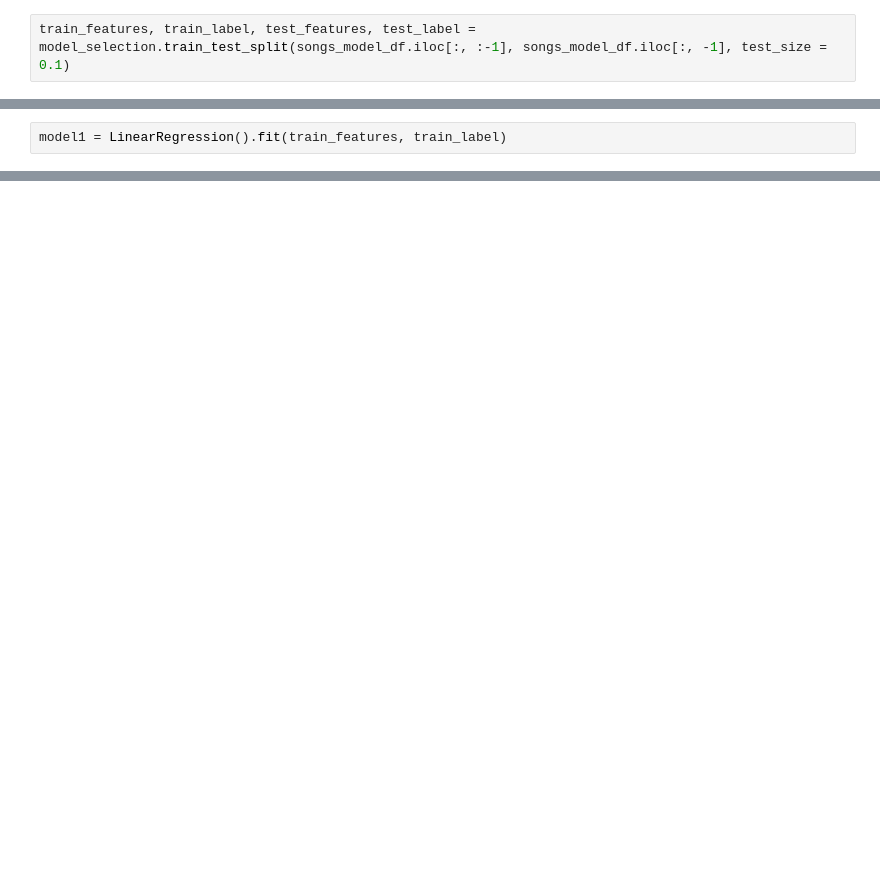
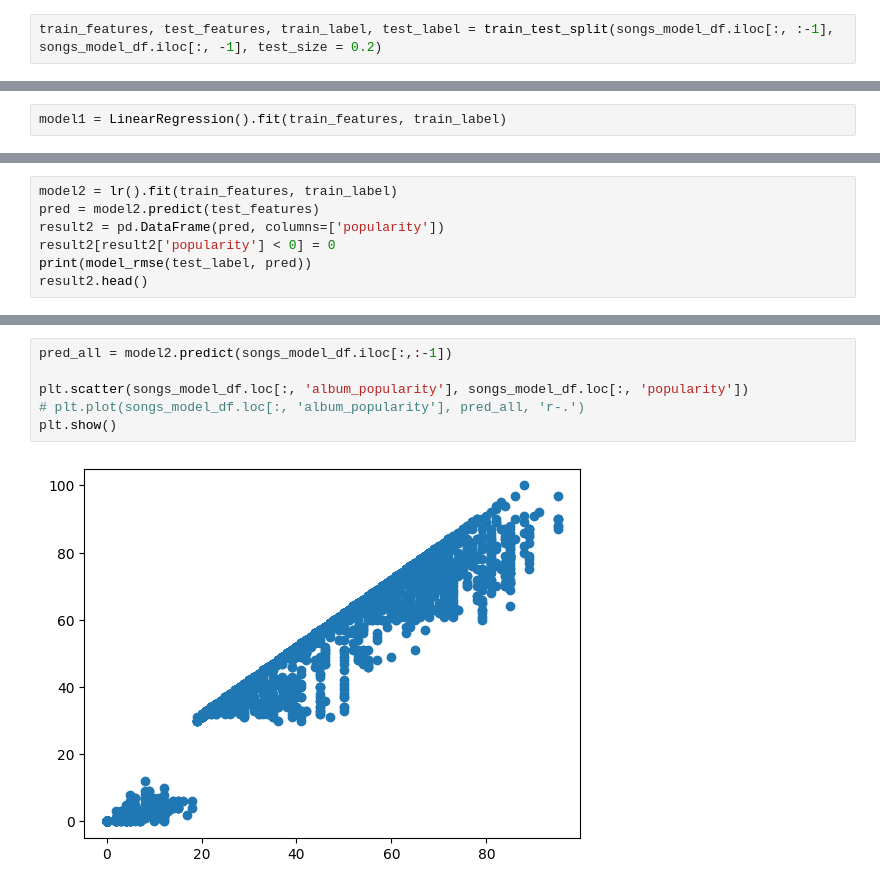
Before and after one commit to quytrungg/Final_Project_CSC14119, a Jupyter notebook: data_modeling/components/songs_data_modeling.ipynb, the cells around one changed output, grey strips where cells are left out. Drawn from its saved outputs; the diff is of its cells as text; blank space fills up the shorter version.

```diff
--- a/data_modeling/components/songs_data_modeling.ipynb
+++ b/data_modeling/components/songs_data_modeling.ipynb
@@ -21,2 +31,2 @@ test_label = songs_test.iloc[:, -1]
 # %%
-train_features, train_label, test_features, test_label = model_selection.train_test_split(songs_model_df.iloc[:, :-1], songs_model_df.iloc[:, -1], test_size = 0.1)
+train_features, test_features, train_label, test_label = train_test_split(songs_model_df.iloc[:, :-1], songs_model_df.iloc[:, -1], test_size = 0.2)
@@ -127,0 +101,7 @@ def cost(w, one_X, y):
+# %%
+model2 = lr().fit(train_features, train_label)
+pred = model2.predict(test_features)
+result2 = pd.DataFrame(pred, columns=['popularity'])
+result2[result2['popularity'] < 0] = 0
+print(model_rmse(test_label, pred))
+result2.head()
@@ -127,0 +176,8 @@ def cost(w, one_X, y):
+# %%
+pred_all = model2.predict(songs_model_df.iloc[:,:-1])
+
+plt.scatter(songs_model_df.loc[:, 'album_popularity'], songs_model_df.loc[:, 'popularity'])
+# plt.plot(songs_model_df.loc[:, 'album_popularity'], pred_all, 'r-.')
+plt.show()
+# %% [output]
+[figure, added]
```
Also changed, not shown: parts of 36 cells of this notebook, 4 other files.
